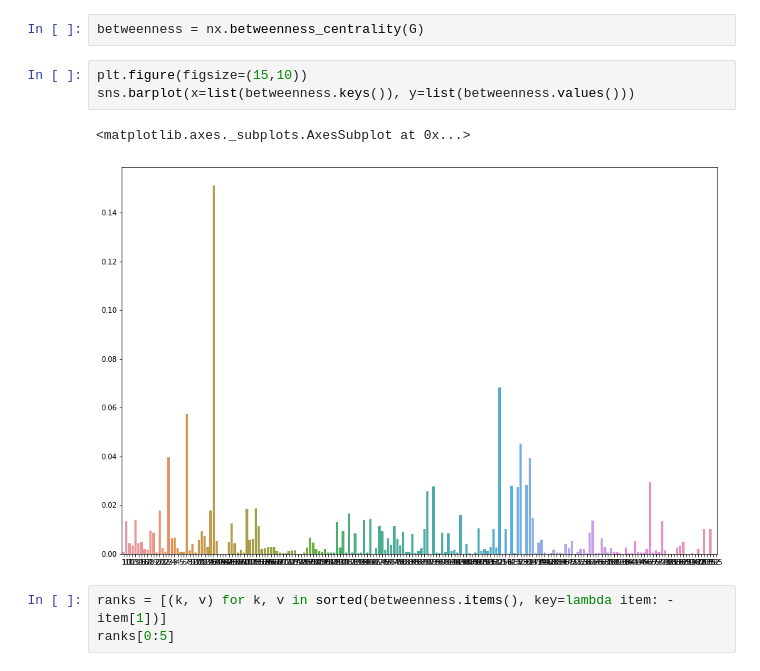
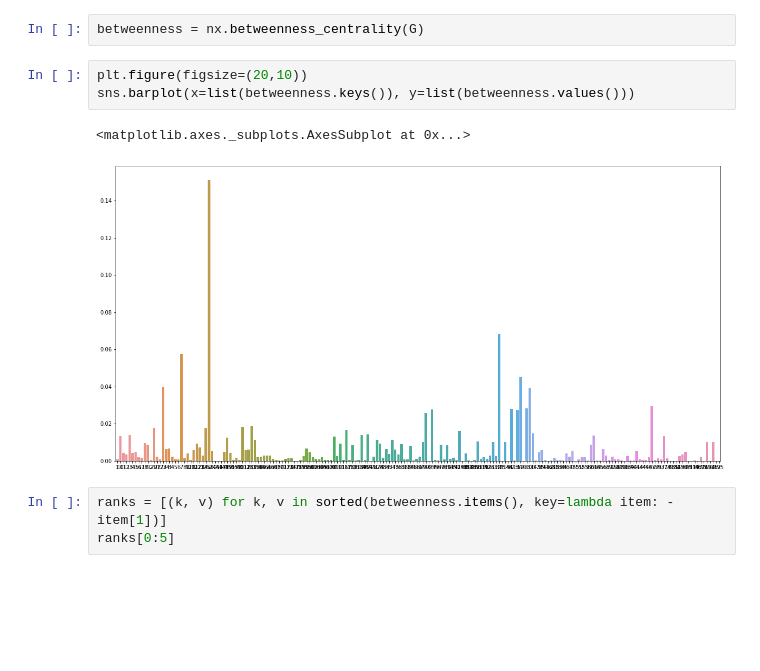
Before and after one commit to Badar97/Progetto_DataScience, a Jupyter notebook: 3-NetworkX/SocialNetworkAnalysis.ipynb, the cells around one changed output. Drawn from its saved outputs; the diff is of its cells as text; blank space fills up the shorter version.

```diff
--- a/3-NetworkX/SocialNetworkAnalysis.ipynb
+++ b/3-NetworkX/SocialNetworkAnalysis.ipynb
@@ -188,11 +184,11 @@ Numero di cammini minimi che attraversano un nodo.
 # %%
 betweenness = nx.betweenness_centrality(G)
 # %%
-plt.figure(figsize=(15,10))
+plt.figure(figsize=(20,10))
 sns.barplot(x=list(betweenness.keys()), y=list(betweenness.values()))
 # %% [output]
 <matplotlib.axes._subplots.AxesSubplot at 0x...>
-[figure, old version]
+[figure, new version]
 # %%
 ranks = [(k, v) for k, v in sorted(betweenness.items(), key=lambda item: -item[1])]
 ranks[0:5]
```
Also changed, not shown: parts of 27 cells of this notebook.
